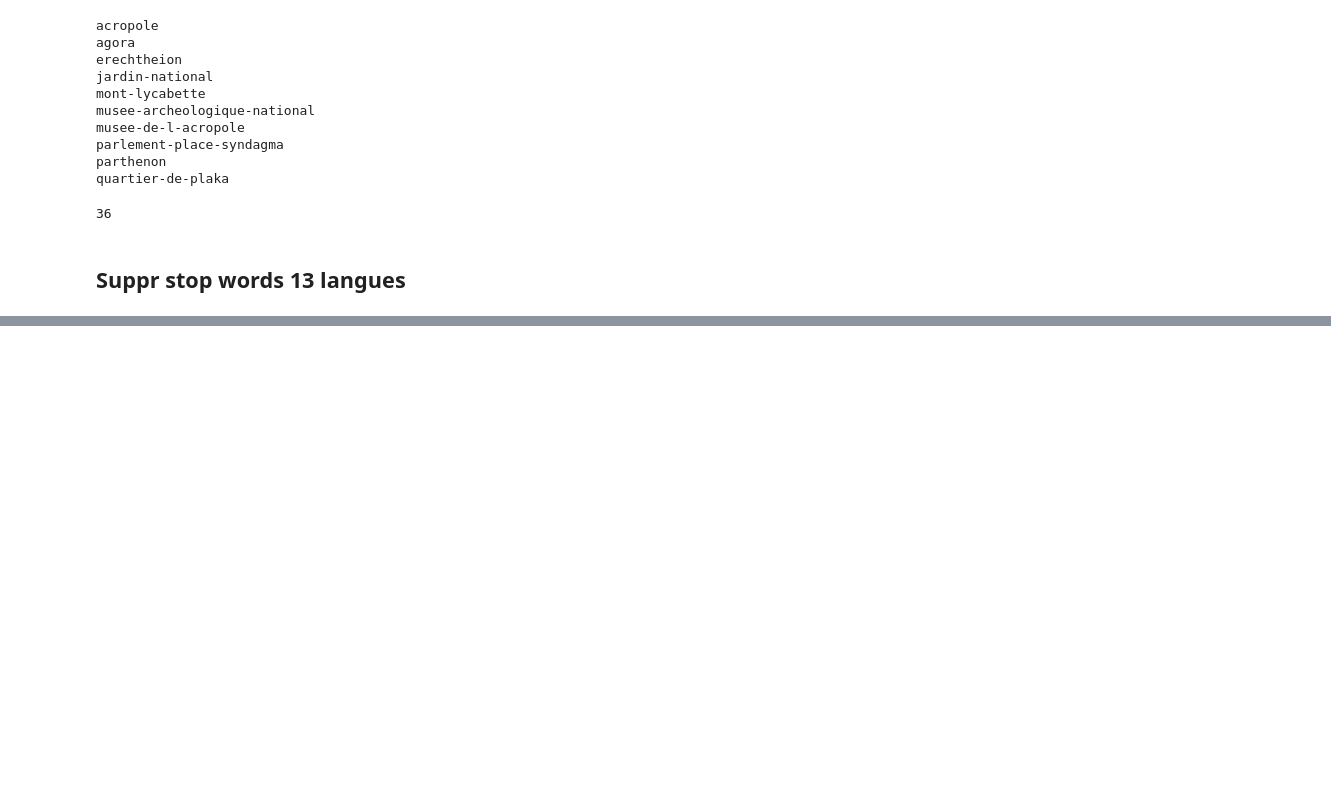
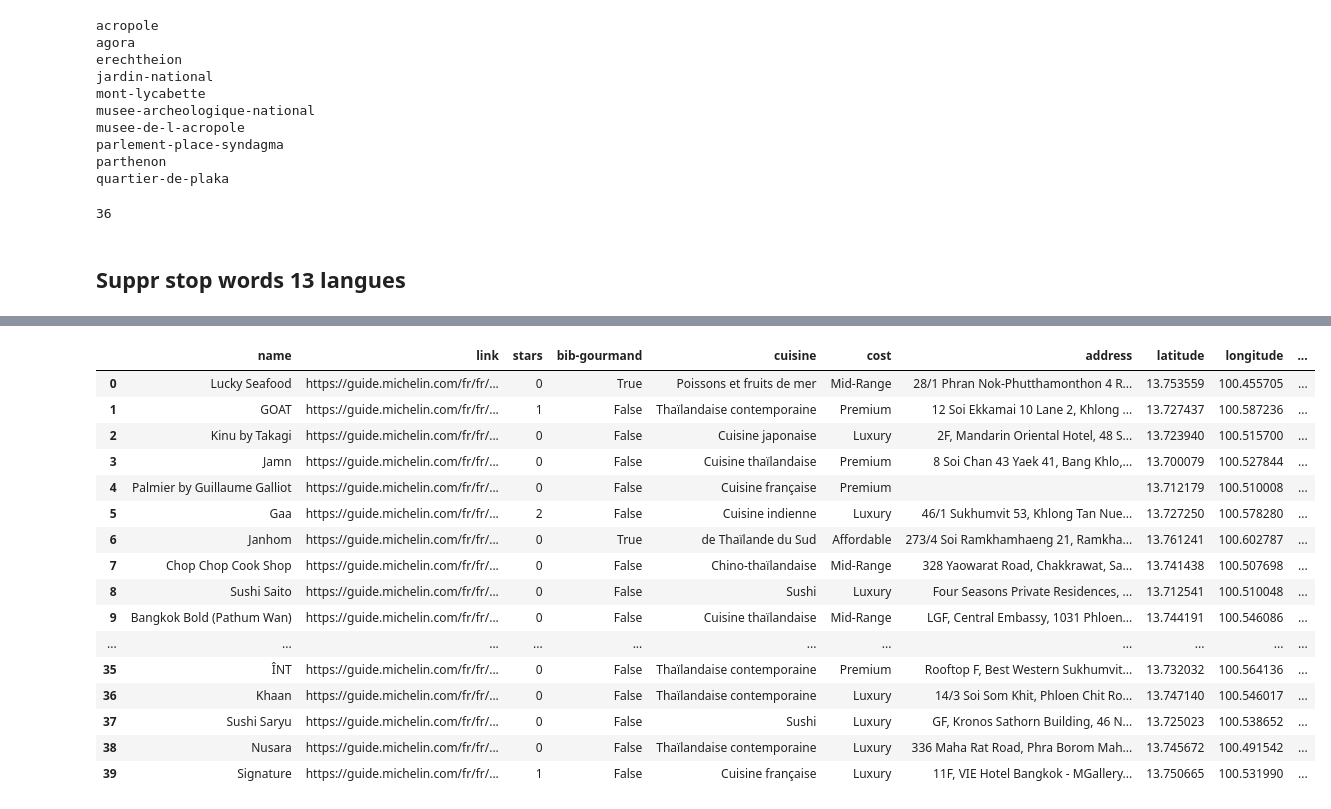
Before and after one commit to MarinHeckmann/webscapping-project, a Jupyter notebook: notebook/routard_michelin_scrap.ipynb, the cells around one changed output, grey strips where cells are left out. Saved outputs shown, nothing was run; the diff lists cells and outputs as text; code cells hidden in the pictures; blank space fills up the shorter version.

```diff
--- a/notebook/routard_michelin_scrap.ipynb
+++ b/notebook/routard_michelin_scrap.ipynb
@@ -36,12 +36,11 @@ city = 'athens'
 # %%
 COSTS = ['Affordable', 'Mid-Range', 'Premium', 'Luxury']
 
-def scrap_michelin(city, region=None, n_pages=1):
+def scrap_michelin(city, region=None,country = None n_pages=1):
     # works if n_pages > number of pages on the website
-    if region is None:
-        base_url = f"https://guide.michelin.com/fr/fr/{city}-region/restaurants"
-    else:
-        base_url = f"https://guide.michelin.com/fr/fr/{region}/{city}/restaurants"
+
+
+
     assert(n_pages>0), "n_pages below 0 !"
     data = []
     for i in range(n_pages):
@@ -213,3 +212,11 @@ def tokenize_without_stopwords(text):
     else:
       print("error", e)
     return word_tokenize(text)
+# %%
+city = 'tokyo'
+region = 'kanto'
+pays = 'japon'
+url = f"https://guide.michelin.com/fr/fr/restaurants?showMap=false&q={city}+{region}+{pays}"
+response = requests.get(url)
+michelin_soup = BeautifulSoup(response.text, 'html.parser')
+restaurants = michelin_soup.find_all('div', {'class': "card__menu-content"})
@@ -215,0 +364,20 @@ def tokenize_without_stopwords(text):
+# %%
+scrap_michelin('bangkok','','thailande',2)
+# %% [output]
+|  | name | link | stars | bib-gourmand | cuisine | cost | address | latitude | longitude | ... |
+| 0 | Lucky Seafood | https://guide.michelin.com/fr/fr/... | 0 | True | Poissons et fruits de mer | Mid-Range | 28/1 Phran Nok-Phutthamonthon 4 R... | 13.753559 | 100.455705 | ... |
+| 1 | GOAT | https://guide.michelin.com/fr/fr/... | 1 | False | Thaïlandaise contemporaine | Premium | 12 Soi Ekkamai 10 Lane 2, Khlong ... | 13.727437 | 100.587236 | ... |
+| 2 | Kinu by Takagi | https://guide.michelin.com/fr/fr/... | 0 | False | Cuisine japonaise | Luxury | 2F, Mandarin Oriental Hotel, 48 S... | 13.723940 | 100.515700 | ... |
+| 3 | Jamn | https://guide.michelin.com/fr/fr/... | 0 | False | Cuisine thaïlandaise | Premium | 8 Soi Chan 43 Yaek 41, Bang Khlo,... | 13.700079 | 100.527844 | ... |
+| 4 | Palmier by Guillaume Galliot | https://guide.michelin.com/fr/fr/... | 0 | False | Cuisine française | Premium |  | 13.712179 | 100.510008 | ... |
+| 5 | Gaa | https://guide.michelin.com/fr/fr/... | 2 | False | Cuisine indienne | Luxury | 46/1 Sukhumvit 53, Khlong Tan Nue... | 13.727250 | 100.578280 | ... |
+| 6 | Janhom | https://guide.michelin.com/fr/fr/... | 0 | True | de Thaïlande du Sud | Affordable | 273/4 Soi Ramkhamhaeng 21, Ramkha... | 13.761241 | 100.602787 | ... |
+| 7 | Chop Chop Cook Shop | https://guide.michelin.com/fr/fr/... | 0 | False | Chino-thaïlandaise | Mid-Range | 328 Yaowarat Road, Chakkrawat, Sa... | 13.741438 | 100.507698 | ... |
+| 8 | Sushi Saito | https://guide.michelin.com/fr/fr/... | 0 | False | Sushi | Luxury | Four Seasons Private Residences, ... | 13.712541 | 100.510048 | ... |
+| 9 | Bangkok Bold (Pathum Wan) | https://guide.michelin.com/fr/fr/... | 0 | False | Cuisine thaïlandaise | Mid-Range | LGF, Central Embassy, 1031 Phloen... | 13.744191 | 100.546086 | ... |
+| ... | ... | ... | ... | ... | ... | ... | ... | ... | ... | ... |
+| 35 | ÎNT | https://guide.michelin.com/fr/fr/... | 0 | False | Thaïlandaise contemporaine | Premium | Rooftop F, Best Western Sukhumvit... | 13.732032 | 100.564136 | ... |
+| 36 | Khaan | https://guide.michelin.com/fr/fr/... | 0 | False | Thaïlandaise contemporaine | Luxury | 14/3 Soi Som Khit, Phloen Chit Ro... | 13.747140 | 100.546017 | ... |
+| 37 | Sushi Saryu | https://guide.michelin.com/fr/fr/... | 0 | False | Sushi | Luxury | GF, Kronos Sathorn Building, 46 N... | 13.725023 | 100.538652 | ... |
+| 38 | Nusara | https://guide.michelin.com/fr/fr/... | 0 | False | Thaïlandaise contemporaine | Luxury | 336 Maha Rat Road, Phra Borom Mah... | 13.745672 | 100.491542 | ... |
+| 39 | Signature | https://guide.michelin.com/fr/fr/... | 1 | False | Cuisine française | Luxury | 11F, VIE Hotel Bangkok - MGallery... | 13.750665 | 100.531990 | ... |
```
Also changed, not shown: parts of 4 cells of this notebook, 16 other files.
